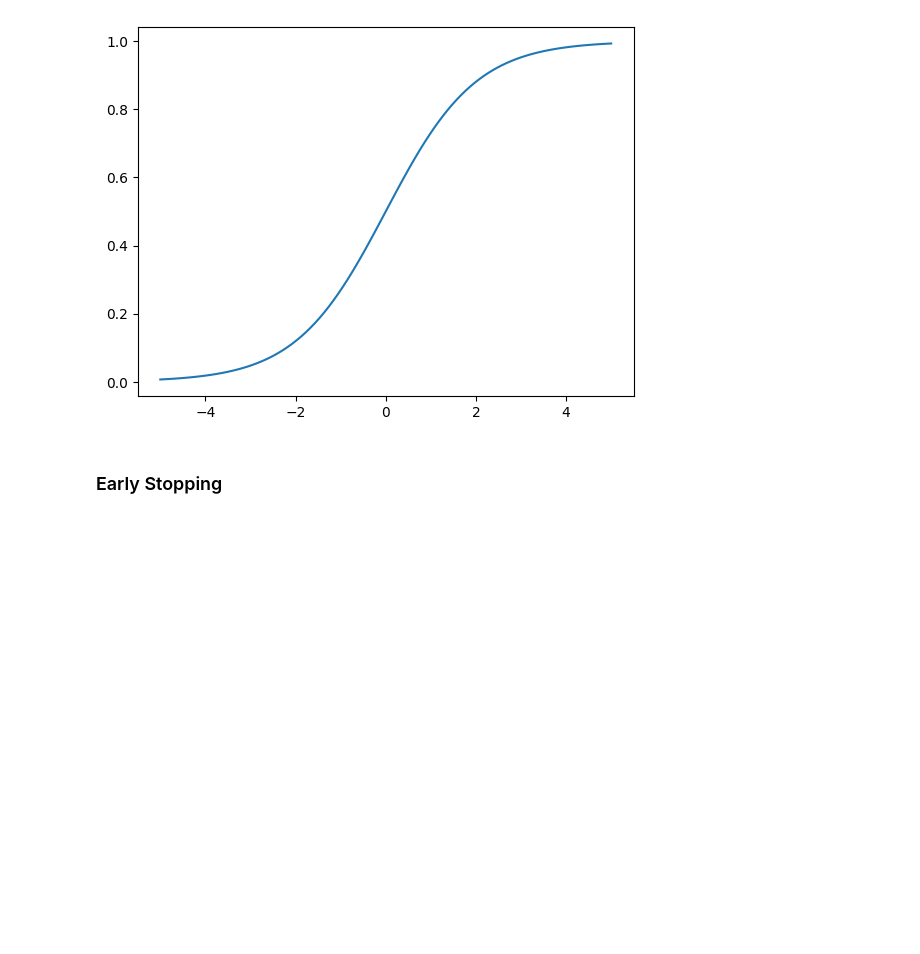
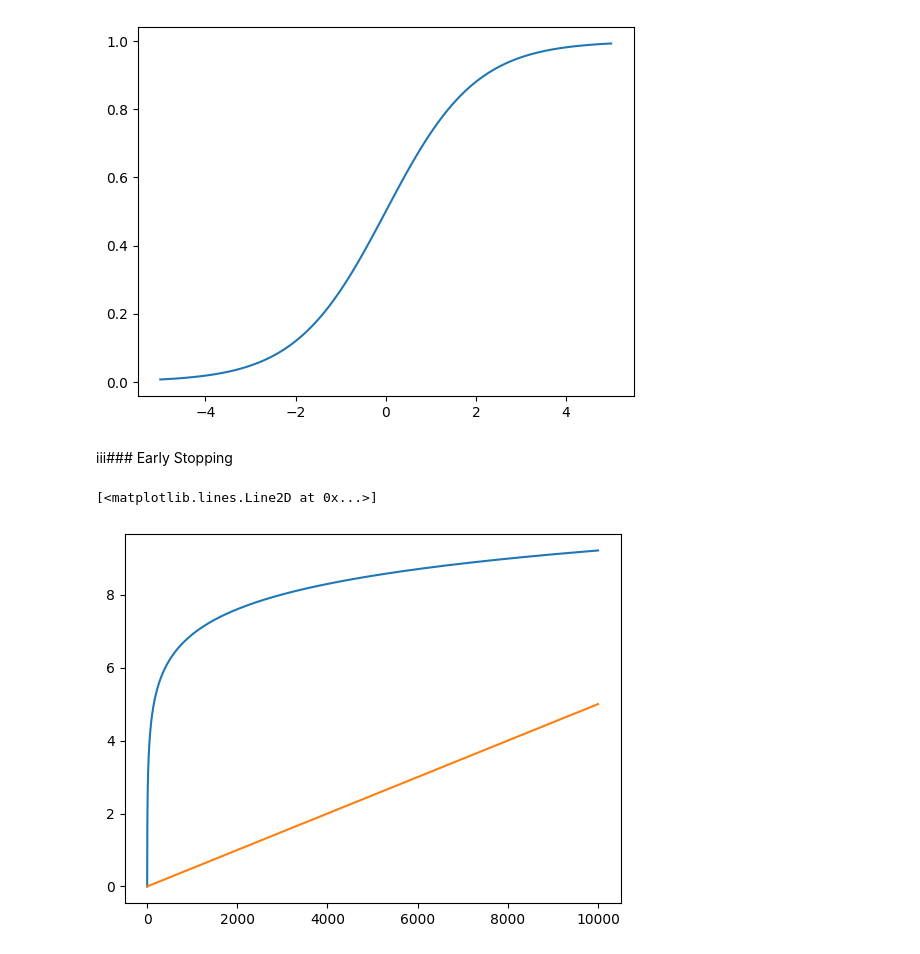
Before and after one commit to singhxmanish/Artificial-Intelligence, a Jupyter notebook: Deep Learning/basic_python_ml.ipynb, the cells around one changed output. Saved outputs shown, nothing was run; the diff lists cells and outputs as text; code cells hidden in the pictures; blank space fills up the shorter version.

```diff
--- a/Deep Learning/basic_python_ml.ipynb
+++ b/Deep Learning/basic_python_ml.ipynb
@@ -183,4 +183,15 @@ class Net(nn.Module):
         x = torch.relu(self.fc1(x))
         return self.fc2(x)
 # %% [markdown]
-### Early Stopping
+iii### Early Stopping
+# %%
+import matplotlib.pyplot as plt
+import numpy as np
+n = np.arange(1, 10001)
+linear_regret = 0.0005 * n
+regret = np.log(n)
+plt.plot(n,regret)
+plt.plot(n,linear_regret)
+# %% [output]
+[<matplotlib.lines.Line2D at 0x...>]
+[figure, added]
```
Also changed, not shown: parts of 1 cell of this notebook, 1 other file.
